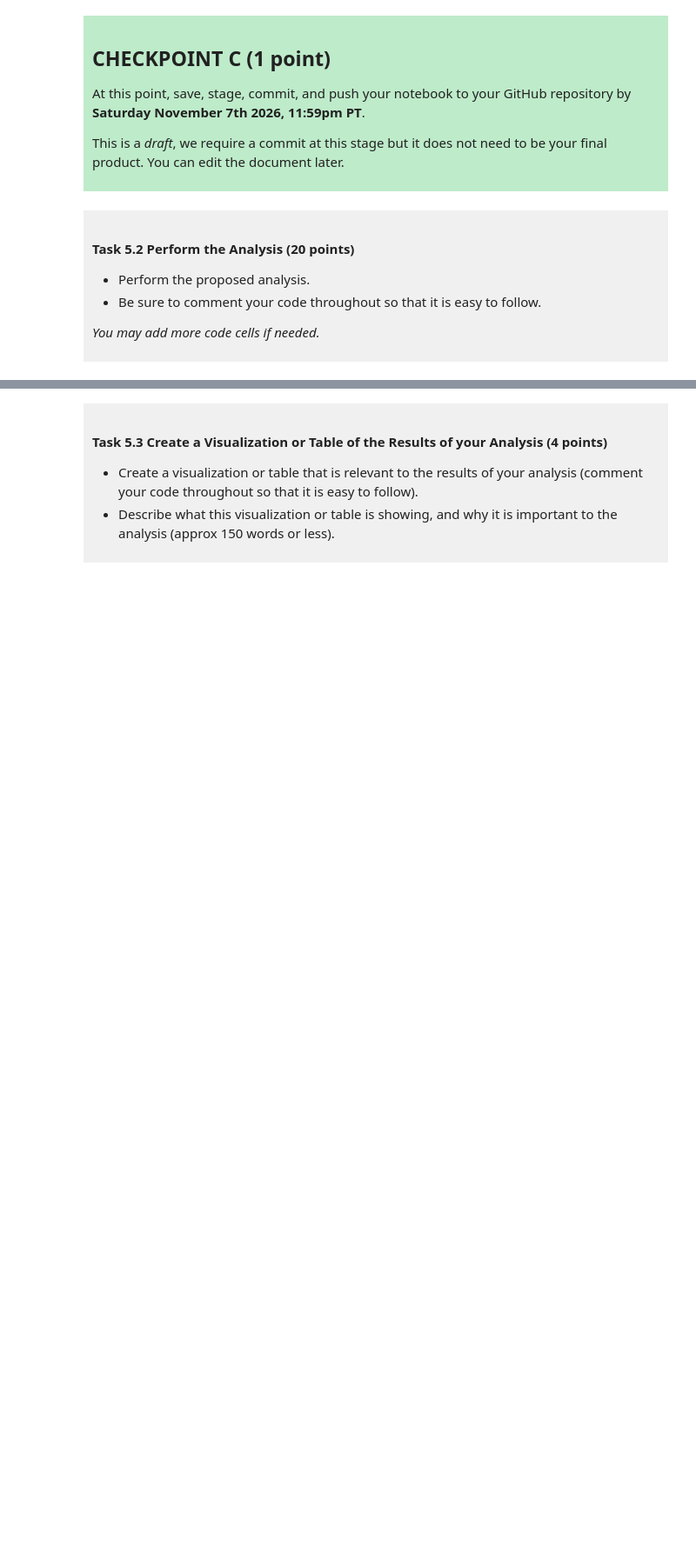
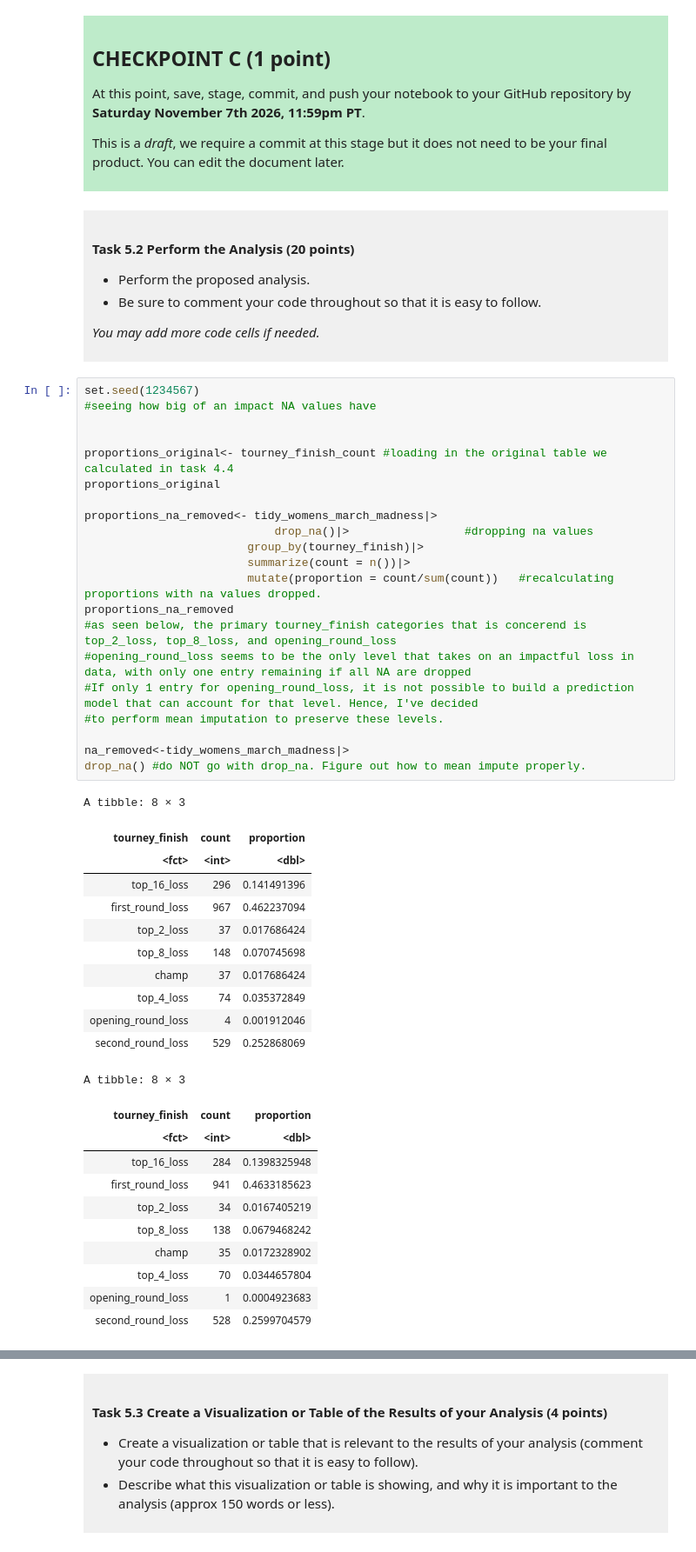
Before and after one commit to OL-git48/dsci-100-project-oliverlo, a Jupyter notebook: dsci-100-project-notebook.ipynb, the cells around one changed output, grey strips where cells are left out. Shown at 87% size. Drawn from its saved outputs; the diff is of its cells as text; blank space fills up the shorter version.

```diff
--- a/dsci-100-project-notebook.ipynb
+++ b/dsci-100-project-notebook.ipynb
@@ -499,4 +499,48 @@ This is a *draft*, we require a commit at this stage but it does not need to be
 
 
 </div>
+# %%
+set.seed(1234567)
+#seeing how big of an impact NA values have
+
+
+proportions_original<- tourney_finish_count #loading in the original table we calculated in task 4.4
+proportions_original
+
+proportions_na_removed<- tidy_womens_march_madness|>
+                            drop_na()|>                 #dropping na values
+                        group_by(tourney_finish)|>
+                        summarize(count = n())|>
+                        mutate(proportion = count/sum(count))   #recalculating proportions with na values dropped.
+proportions_na_removed
+#as seen below, the primary tourney_finish categories that is concerend is top_2_loss, top_8_loss, and opening_round_loss
+#opening_round_loss seems to be the only level that takes on an impactful loss in data, with only one entry remaining if all NA are dropped
+#If only 1 entry for opening_round_loss, it is not possible to build a prediction model that can account for that level. Hence, I've decided
+#to perform mean imputation to preserve these levels.
+
+na_removed<-tidy_womens_march_madness|>
+drop_na() #do NOT go with drop_na. Figure out how to mean impute properly.
+# %% [output]
+A tibble: 8 × 3
+| tourney_finish | count | proportion |
+| <fct> | <int> | <dbl> |
+| top_16_loss | 296 | 0.141491396 |
+| first_round_loss | 967 | 0.462237094 |
+| top_2_loss | 37 | 0.017686424 |
+| top_8_loss | 148 | 0.070745698 |
+| champ | 37 | 0.017686424 |
+| top_4_loss | 74 | 0.035372849 |
+| opening_round_loss | 4 | 0.001912046 |
+| second_round_loss | 529 | 0.252868069 |
+A tibble: 8 × 3
+| tourney_finish | count | proportion |
+| <fct> | <int> | <dbl> |
+| top_16_loss | 284 | 0.1398325948 |
+| first_round_loss | 941 | 0.4633185623 |
+| top_2_loss | 34 | 0.0167405219 |
+| top_8_loss | 138 | 0.0679468242 |
+| champ | 35 | 0.0172328902 |
+| top_4_loss | 70 | 0.0344657804 |
+| opening_round_loss | 1 | 0.0004923683 |
+| second_round_loss | 528 | 0.2599704579 |
 # %%
```
Also changed, not shown: parts of 3 cells of this notebook, 1 other file.
